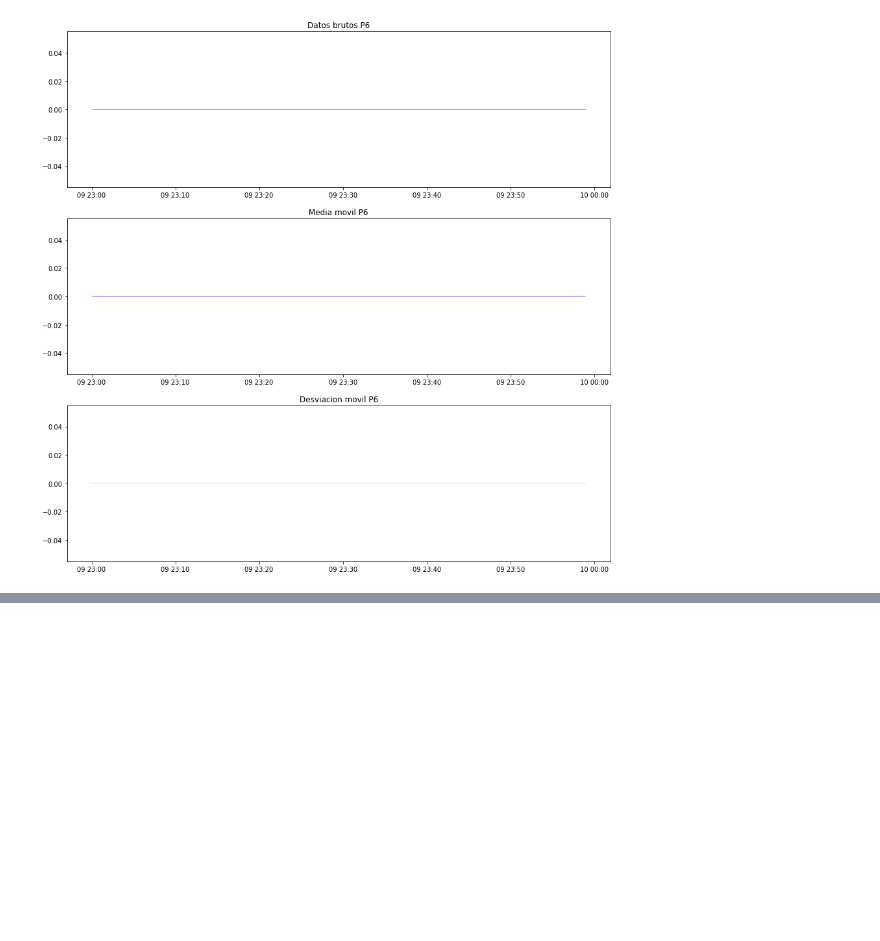
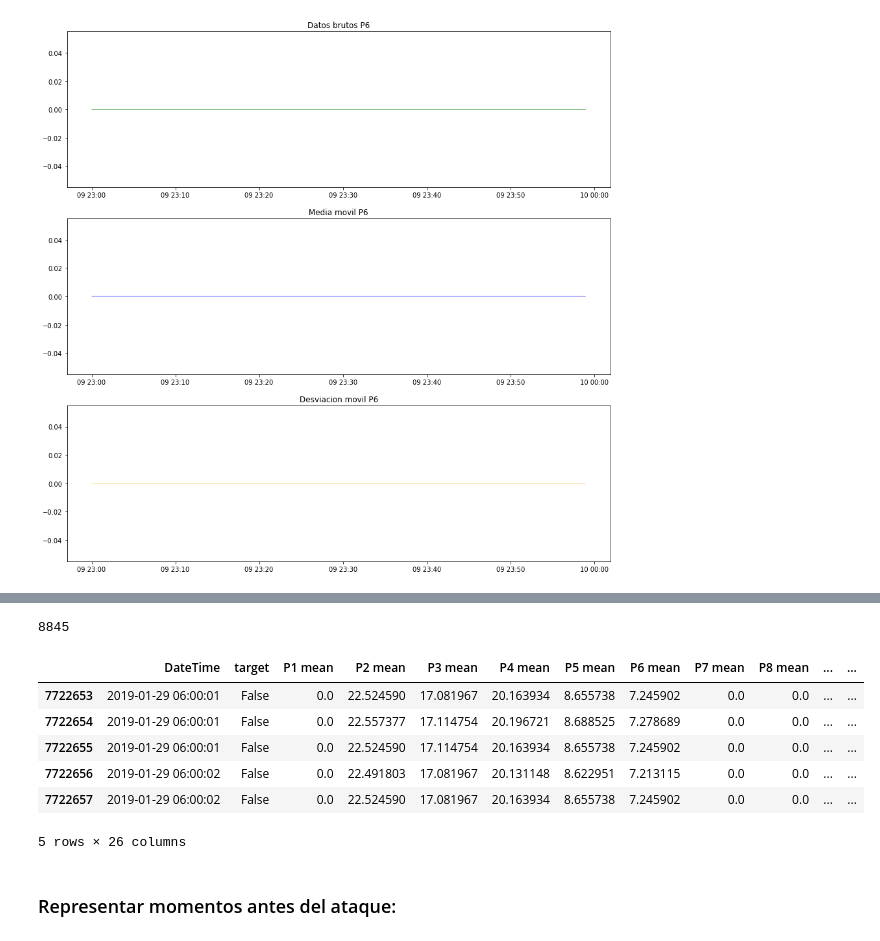
Before and after one commit to aliciaolivaresgil/TFG-SmartBeds, a Jupyter notebook: src/Representacion Ataque.ipynb, the cells around one changed output, grey strips where cells are left out. Saved outputs shown, nothing was run; the diff lists cells and outputs as text; code cells hidden in the pictures; blank space fills up the shorter version.

```diff
--- a/src/Representacion Ataque.ipynb
+++ b/src/Representacion Ataque.ipynb
@@ -298,0 +320,17 @@ for i in range(1,7):
+# %%
+datosEstadisticosAtaque = datosEstadisticos.loc[datosEstadisticos['DateTime']>inicio]
+datosEstadisticosAtaque = datosEstadisticosAtaque.loc[datosEstadisticosAtaque['DateTime']<fin]
+
+print(len(datosEstadisticosAtaque))
+datosEstadisticosAtaque.head()
+# %% [output]
+8845
+|  | DateTime | target | P1 mean | P2 mean | P3 mean | P4 mean | P5 mean | P6 mean | P7 mean | P8 mean | ... | ... |
+| 7722653 | 2019-01-29 06:00:01 | False | 0.0 | 22.524590 | 17.081967 | 20.163934 | 8.655738 | 7.245902 | 0.0 | 0.0 | ... | ... |
+| 7722654 | 2019-01-29 06:00:01 | False | 0.0 | 22.557377 | 17.114754 | 20.196721 | 8.688525 | 7.278689 | 0.0 | 0.0 | ... | ... |
+| 7722655 | 2019-01-29 06:00:01 | False | 0.0 | 22.524590 | 17.114754 | 20.163934 | 8.655738 | 7.245902 | 0.0 | 0.0 | ... | ... |
+| 7722656 | 2019-01-29 06:00:02 | False | 0.0 | 22.491803 | 17.081967 | 20.131148 | 8.622951 | 7.213115 | 0.0 | 0.0 | ... | ... |
+| 7722657 | 2019-01-29 06:00:02 | False | 0.0 | 22.524590 | 17.081967 | 20.163934 | 8.655738 | 7.245902 | 0.0 | 0.0 | ... | ... |
+5 rows × 26 columns
+# %% [markdown]
+### Representar momentos antes del ataque:
```
Also changed, not shown: parts of 8 cells of this notebook, 1 other file.
